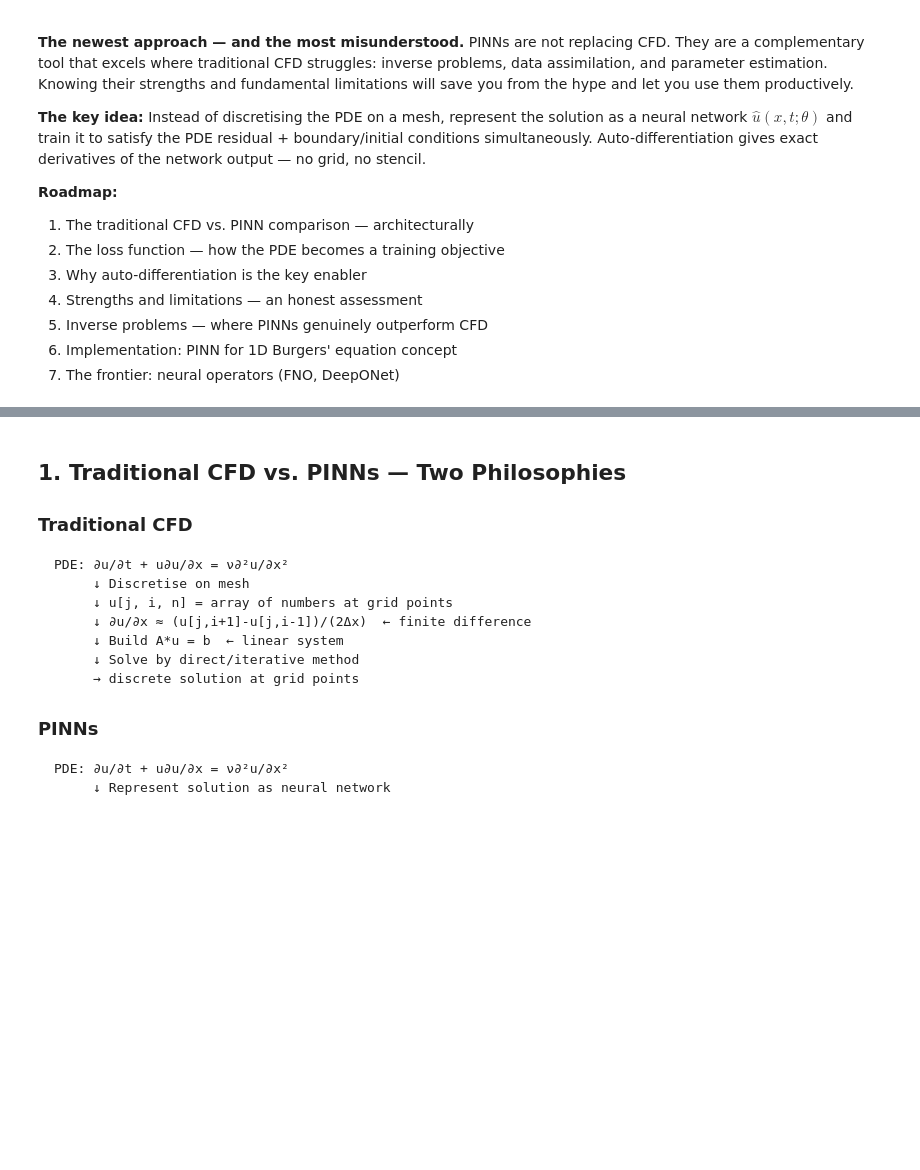
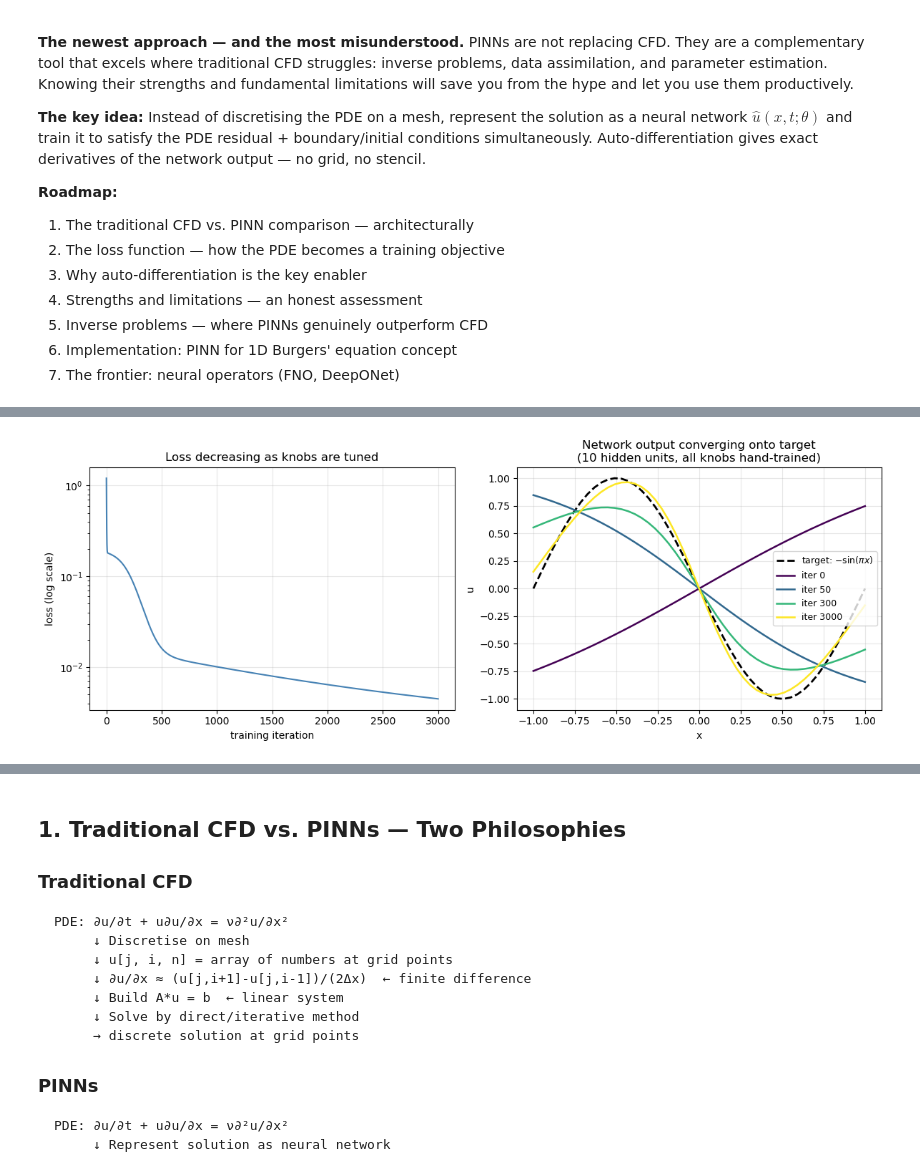
Before and after one commit to harishragul/cfd, a Jupyter notebook: curriculum/module_03_advanced/08_pinns.ipynb, the cells around one changed output, grey strips where cells are left out. Saved outputs shown, nothing was run; the diff lists cells and outputs as text; code cells hidden in the pictures; blank space fills up the shorter version.

```diff
--- a/curriculum/module_03_advanced/08_pinns.ipynb
+++ b/curriculum/module_03_advanced/08_pinns.ipynb
@@ -20,0 +72,76 @@ import matplotlib.pyplot as plt
+# %%
+# ── A tiny neural network, trained by hand (no autodiff library) ──────────────
+# Goal: fit u(x) = -sin(pi*x) on [-1,1] using a 1-hidden-layer network.
+# Every gradient below is derived analytically and coded explicitly —
+# this IS backpropagation, just written out instead of hidden inside a library.
+
+np.random.seed(0)
+
+# ── Target data (the "curve to fit") ──────────────────────────────────────────
+x_data = np.linspace(-1, 1, 50).reshape(1, -1)      # shape (1, N)
+u_data = -np.sin(np.pi * x_data)                     # shape (1, N)
+
+# ── Network: x -> [linear -> tanh] -> [linear] -> u_hat ───────────────────────
+H = 10  # hidden units ("knobs" scale with this)
+W1 = np.random.randn(H, 1) * 0.5   # shape (H, 1)
+b1 = np.zeros((H, 1))
+W2 = np.random.randn(1, H) * 0.5   # shape (1, H)
+b2 = np.zeros((1, 1))
+
+def forward(x):
+    z1 = W1 @ x + b1        # (H, N)
+    a1 = np.tanh(z1)        # (H, N)  <- the nonlinear "bend"
+    out = W2 @ a1 + b2      # (1, N)
+    return out, a1
+
+lr = 0.1
+n_iters = 3000
+losses = []
+snapshots = {}  # capture the fitted curve at a few points in training
+
+for it in range(n_iters + 1):
+    out, a1 = forward(x_data)
+    err = out - u_data                       # (1, N)
+    loss = np.mean(err**2)
+    losses.append(loss)
+
+    if it in (0, 50, 300, 3000):
+        snapshots[it] = out.copy()
+
+    # ── Manual backpropagation (chain rule, by hand) ──────────────────────────
+    N = x_data.shape[1]
+    d_out = 2 * err / N                      # dL/d(out)
+    dW2 = d_out @ a1.T                       # dL/dW2
+    db2 = np.sum(d_out, axis=1, keepdims=True)
+    d_a1 = W2.T @ d_out                      # dL/d(a1)
+    d_z1 = d_a1 * (1 - a1**2)                # tanh'(z) = 1 - tanh(z)^2
+    dW1 = d_z1 @ x_data.T                    # dL/dW1
+    db1 = np.sum(d_z1, axis=1, keepdims=True)
+
+    # ── Gradient descent: turn every knob a little ────────────────────────────
+    W1 -= lr * dW1; b1 -= lr * db1
+    W2 -= lr * dW2; b2 -= lr * db2
+
+# ── Visualise: loss decreasing + fit converging onto the target ──────────────
+fig, axes = plt.subplots(1, 2, figsize=(12, 4.5))
+
+axes[0].semilogy(losses, color='steelblue')
+axes[0].set_xlabel('training iteration'); axes[0].set_ylabel('loss (log scale)')
+axes[0].set_title('Loss decreasing as knobs are tuned')
+axes[0].grid(True, alpha=0.3)
+
+axes[1].plot(x_data.flatten(), u_data.flatten(), 'k--', lw=2, label='target: $-\\sin(\\pi x)$')
+colors = plt.cm.viridis(np.linspace(0, 1, len(snapshots)))
+for c, (it, out) in zip(colors, snapshots.items()):
+    axes[1].plot(x_data.flatten(), out.flatten(), color=c, lw=1.8, label=f'iter {it}')
+axes[1].set_xlabel('x'); axes[1].set_ylabel('u')
+axes[1].set_title(f'Network output converging onto target\n({H} hidden units, all knobs hand-trained)')
+axes[1].legend(fontsize=9); axes[1].grid(True, alpha=0.3)
+
+plt.tight_layout()
+plt.show()
+
+print(f'Final loss: {losses[-1]:.6f}  (started at {losses[0]:.6f})')
+print(f'Total knobs trained: {W1.size + b1.size + W2.size + b2.size}')
+# %% [output]
+[figure, added]
```
Also changed, not shown: parts of 2 cells of this notebook, 2 other files.
